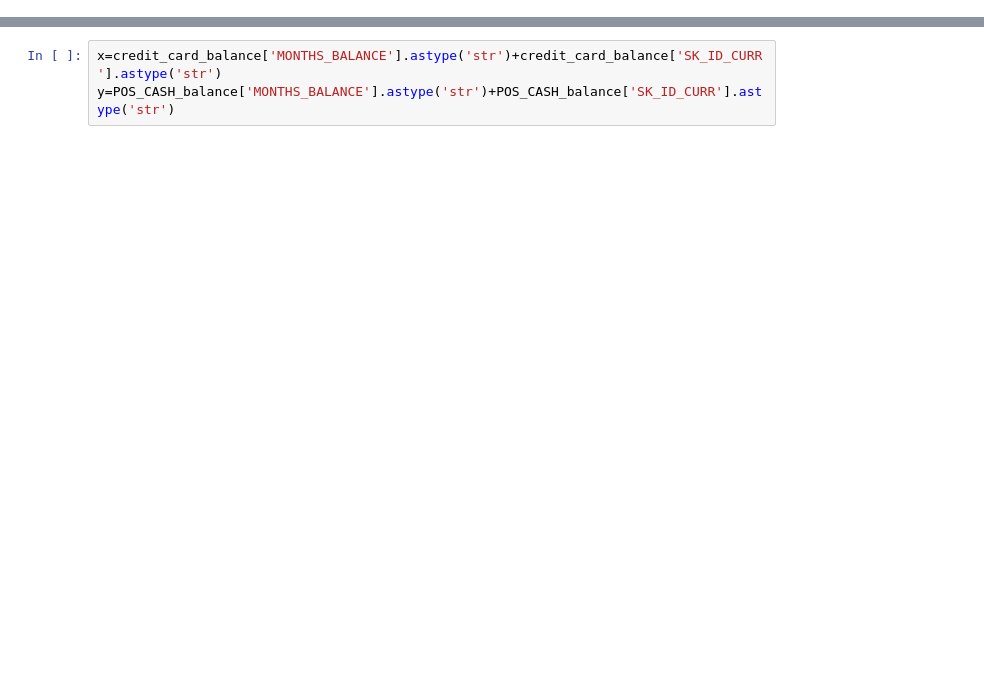
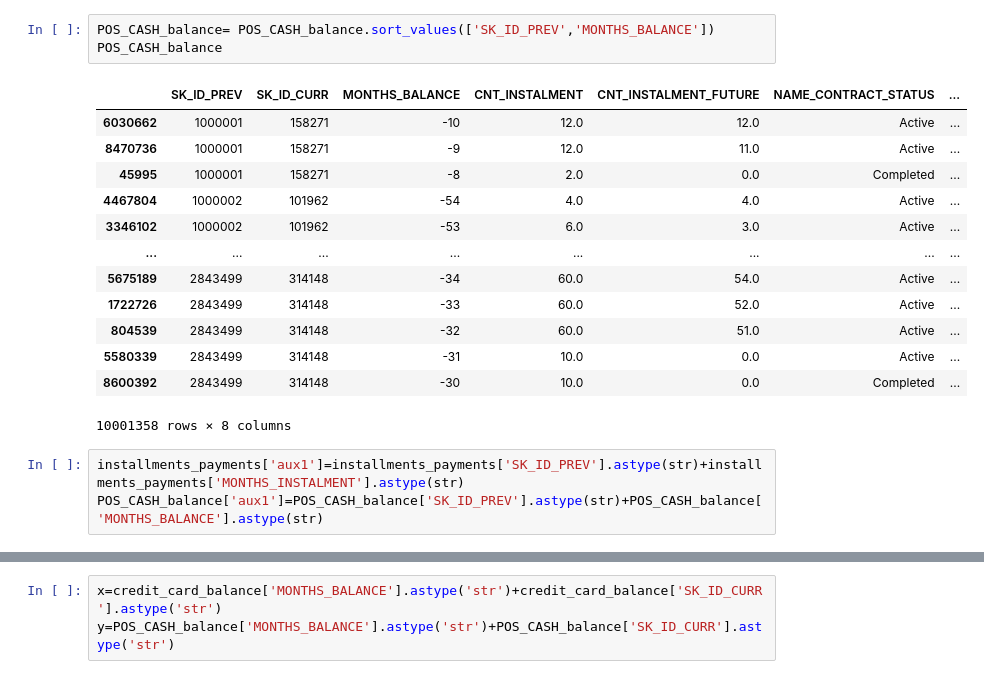
Before and after one commit to mateusexel/home-credit-default-risk, a Jupyter notebook: exploring_data.ipynb, the cells around one changed output, grey strips where cells are left out. Cells and saved outputs as stored; diff of their text form; blank space fills up the shorter version.

Commit message:
exploring_data trying to merge on ID_PREV and month

```diff
--- a/exploring_data.ipynb
+++ b/exploring_data.ipynb
@@ -19,0 +40,20 @@ installments_payments =  pd.read_csv('./data/installments_payments.csv')
+# %%
+POS_CASH_balance= POS_CASH_balance.sort_values(['SK_ID_PREV','MONTHS_BALANCE'])
+POS_CASH_balance
+# %% [output]
+|  | SK_ID_PREV | SK_ID_CURR | MONTHS_BALANCE | CNT_INSTALMENT | CNT_INSTALMENT_FUTURE | NAME_CONTRACT_STATUS | ... |
+| 6030662 | 1000001 | 158271 | -10 | 12.0 | 12.0 | Active | ... |
+| 8470736 | 1000001 | 158271 | -9 | 12.0 | 11.0 | Active | ... |
+| 45995 | 1000001 | 158271 | -8 | 2.0 | 0.0 | Completed | ... |
+| 4467804 | 1000002 | 101962 | -54 | 4.0 | 4.0 | Active | ... |
+| 3346102 | 1000002 | 101962 | -53 | 6.0 | 3.0 | Active | ... |
+| ... | ... | ... | ... | ... | ... | ... | ... |
+| 5675189 | 2843499 | 314148 | -34 | 60.0 | 54.0 | Active | ... |
+| 1722726 | 2843499 | 314148 | -33 | 60.0 | 52.0 | Active | ... |
+| 804539 | 2843499 | 314148 | -32 | 60.0 | 51.0 | Active | ... |
+| 5580339 | 2843499 | 314148 | -31 | 10.0 | 0.0 | Active | ... |
+| 8600392 | 2843499 | 314148 | -30 | 10.0 | 0.0 | Completed | ... |
+10001358 rows × 8 columns
+# %%
+installments_payments['aux1']=installments_payments['SK_ID_PREV'].astype(str)+installments_payments['MONTHS_INSTALMENT'].astype(str)
+POS_CASH_balance['aux1']=POS_CASH_balance['SK_ID_PREV'].astype(str)+POS_CASH_balance['MONTHS_BALANCE'].astype(str)
```
Also changed, not shown: parts of 24 cells of this notebook.
